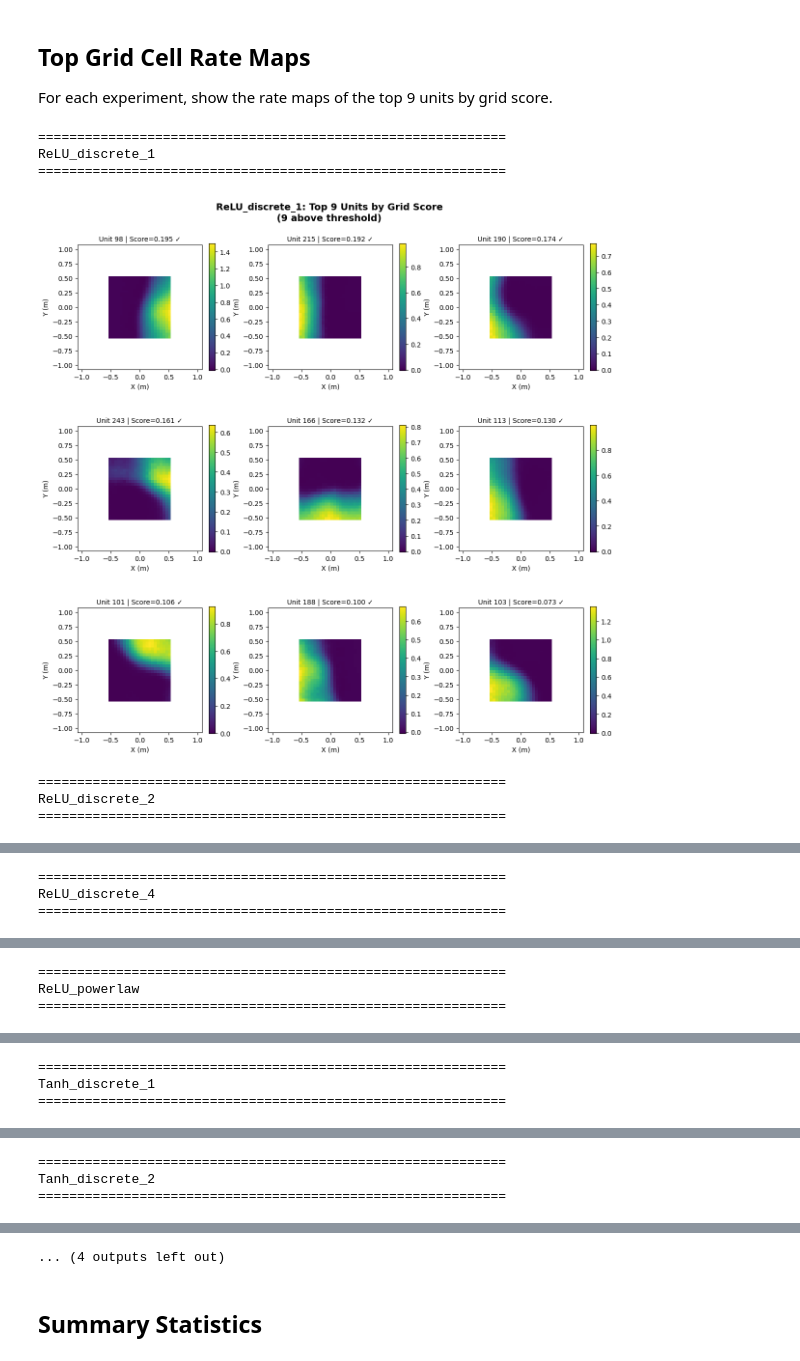
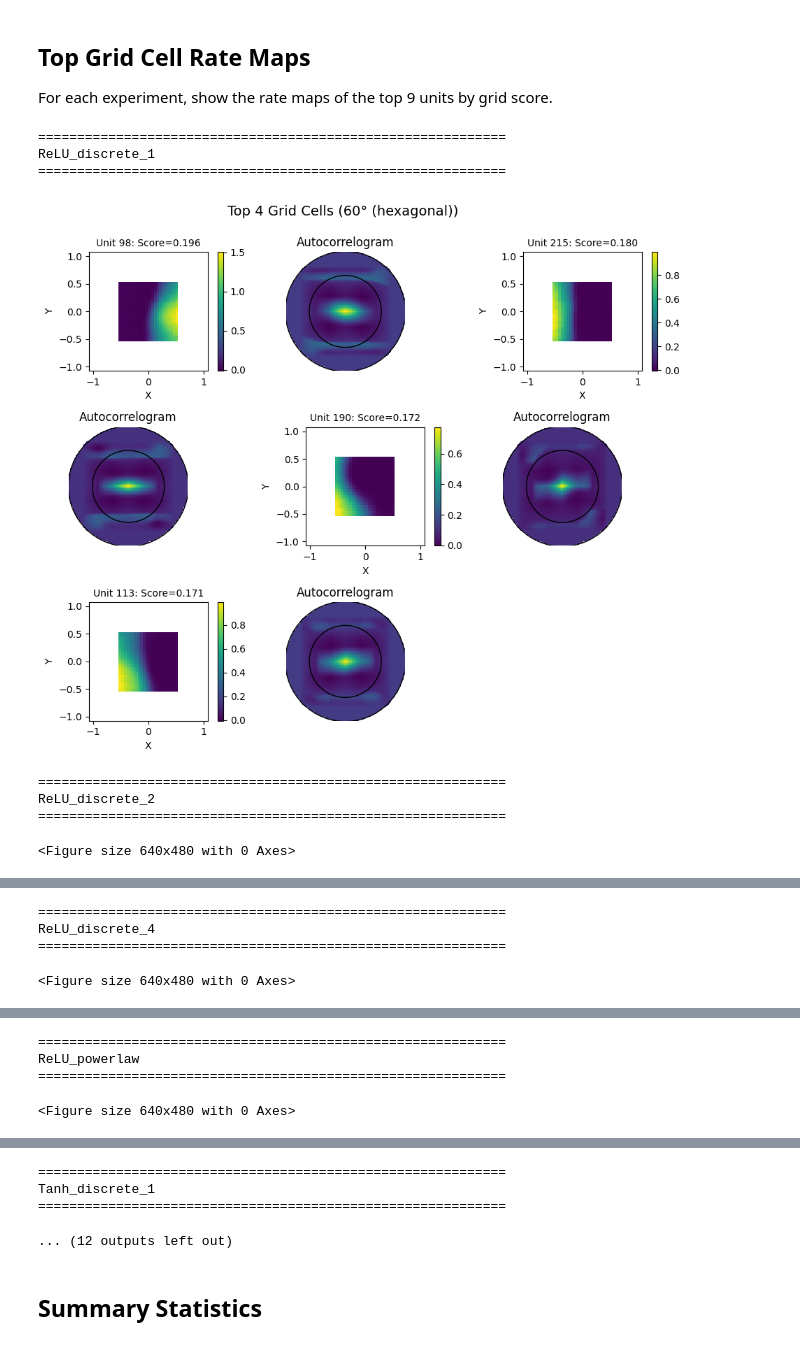
Before and after one commit to geometric-intelligence/timescales, a Jupyter notebook: timescales/notebooks/16_timescale_distribution_sweep.ipynb, the cells around one changed output, grey strips where cells are left out. Cells and saved outputs as stored; diff of their text form; code cells hidden in the pictures.

Commit message:
icml experiments

```diff
--- a/timescales/notebooks/16_timescale_distribution_sweep.ipynb
+++ b/timescales/notebooks/16_timescale_distribution_sweep.ipynb
@@ -33,7 +33,16 @@ from timescales.analysis.spatial import SpatialAnalyzer
 
 # === SWEEP CONFIGURATION ===
 # Update this path after running the sweep
-SWEEP_DIR = Path("/home/facosta/timescales/timescales/logs/experiments/timescale_distribution_sweep_20260122_043728")
+
+
+
+#DIR with no gradient pre-conditioning
+#SWEEP_DIR = Path("/home/facosta/timescales/timescales/logs/experiments/timescale_distribution_sweep_20260122_043728")
+
+#DIR with gradient pre-conditioning
+SWEEP_DIR = Path("/home/facosta/timescales/timescales/logs/experiments/timescale_distribution_sweep_20260122_094217")
+
+
 
 # Grid cell threshold
 GRID_SCORE_THRESHOLD = 0.0
@@ -52,7 +61,7 @@ EXPERIMENT_NAMES = [
 
 # Spatial analysis parameters
 NUM_TRAJECTORIES = 2000  # Increased for better rate map estimation
-ARENA_SIZE = 2.2
+# NOTE: ARENA_SIZE should match the training config - we'll get it from config dynamically
 BIN_SIZE = 0.05
 MIN_OCCUPANCY = 10  # Minimum visits to a bin for reliable estimate
 
@@ -74,14 +83,13 @@ def load_model_and_compute_grid_analysis(
     seed: int = 0,
     device: str = "cuda",
     num_trajectories: int = 2000,
-    arena_size: float = 2.2,
     bin_size: float = 0.05,
     min_occupancy: int = 10,
 ) -> dict:
     """
     Load a trained model and compute grid scores + spatial frequencies.
 
-    Returns dict with: scores_60, spatial_frequencies, rate_maps, sacs, exp_name
+    Returns dict with: scores_60, spatial_frequencies, rate_maps, sacs, exp_name, spatial_analyzer
     """
     exp_path = sweep_dir / exp_name / f"seed_{seed}"
 
@@ -89,6 +97,9 @@ def load_model_and_compute_grid_analysis(
     config_path = exp_path / f"config_seed{seed}.yaml"
     with open(config_path, "r") as f:
         config = yaml.safe_load(f)
+
+    # Use arena_size from config (CRITICAL - must match training!)
+    arena_size = config["arena_size"]
 
     # Extract timescale config
     ts_config = config.get("timescales_config", {})
@@ -169,6 +180,7 @@ def load_model_and_compute_grid_analysis(
         "exp_name": exp_name,
         "bin_centers_x": spatial.bin_centers_x,
         "bin_centers_y": spatial.bin_centers_y,
+        "spatial_analyzer": spatial,  # Return the analyzer for plotting
     }
 # %%
 def plot_grid_score_histogram(
@@ -290,8 +266,8 @@ for exp_name in EXPERIMENT_NAMES:
             exp_name=exp_name,
             device=device,
             num_trajectories=NUM_TRAJECTORIES,
-            arena_size=ARENA_SIZE,
             bin_size=BIN_SIZE,
+            min_occupancy=MIN_OCCUPANCY,
         )
         all_results[exp_name] = result
 
@@ -364,27 +353,24 @@ else:
 
 For each experiment, show the rate maps of the top 9 units by grid score.
 # %%
-# Plot top rate maps for each experiment
+# Plot top rate maps with SACs for each experiment using SpatialAnalyzer's built-in method
 for exp_name, result in all_results.items():
     print(f"\n{'='*60}")
     print(f"{exp_name}")
     print('='*60)
 
-    fig = plot_top_rate_maps(
-        result=result,
-        threshold=GRID_SCORE_THRESHOLD,
-        num_cells=9,
-        figsize=(12, 12),
-    )
+    # Use the built-in plot_top_grid_cells method from SpatialAnalyzer
+    spatial = result["spatial_analyzer"]
+    spatial.plot_top_grid_cells(num_cells=4, score_type="60", figsize=(10, 8))
 
-    # Save figure
-    fig.savefig(SWEEP_DIR / f"{exp_name}_top_rate_maps.png", dpi=150, bbox_inches="tight")
-    plt.show()
+    # Save the current figure
+    plt.savefig(SWEEP_DIR / f"{exp_name}_top_rate_maps.png", dpi=150, bbox_inches="tight")
 # %% [output]
 ============================================================
 ReLU_discrete_1
 ============================================================
-[figure, old version]
+[figure, new version]
 ============================================================
 ReLU_discrete_2
 ============================================================
+<Figure size 640x480 with 0 Axes>
@@ -392,3 +378,4 @@ ReLU_discrete_2
-============================================================
-ReLU_discrete_4
-============================================================
+============================================================
+ReLU_discrete_4
+============================================================
+<Figure size 640x480 with 0 Axes>
@@ -396,3 +383,4 @@ ReLU_discrete_4
-============================================================
-ReLU_powerlaw
-============================================================
+============================================================
+ReLU_powerlaw
+============================================================
+<Figure size 640x480 with 0 Axes>
@@ -400,3 +387,0 @@ ReLU_powerlaw
-============================================================
-Tanh_discrete_1
-============================================================
@@ -404,3 +387,0 @@ Tanh_discrete_1
-============================================================
-Tanh_discrete_2
-============================================================
@@ -408,4 +388,7 @@ Tanh_discrete_2
-... (4 outputs left out)
+============================================================
+Tanh_discrete_1
+============================================================
+... (12 outputs left out)
 # %% [markdown]
 ## Summary Statistics
 # %%
```
Also changed, not shown: parts of 14 cells of this notebook, 8 other files.
